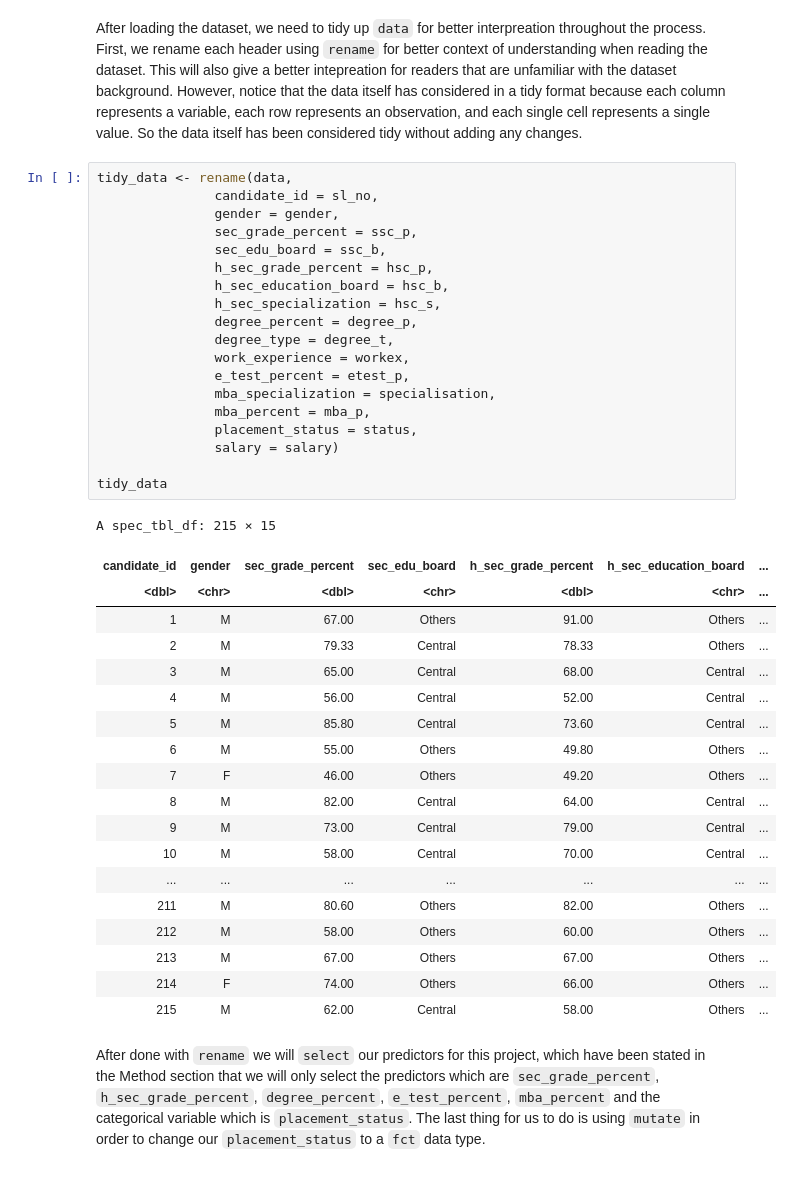
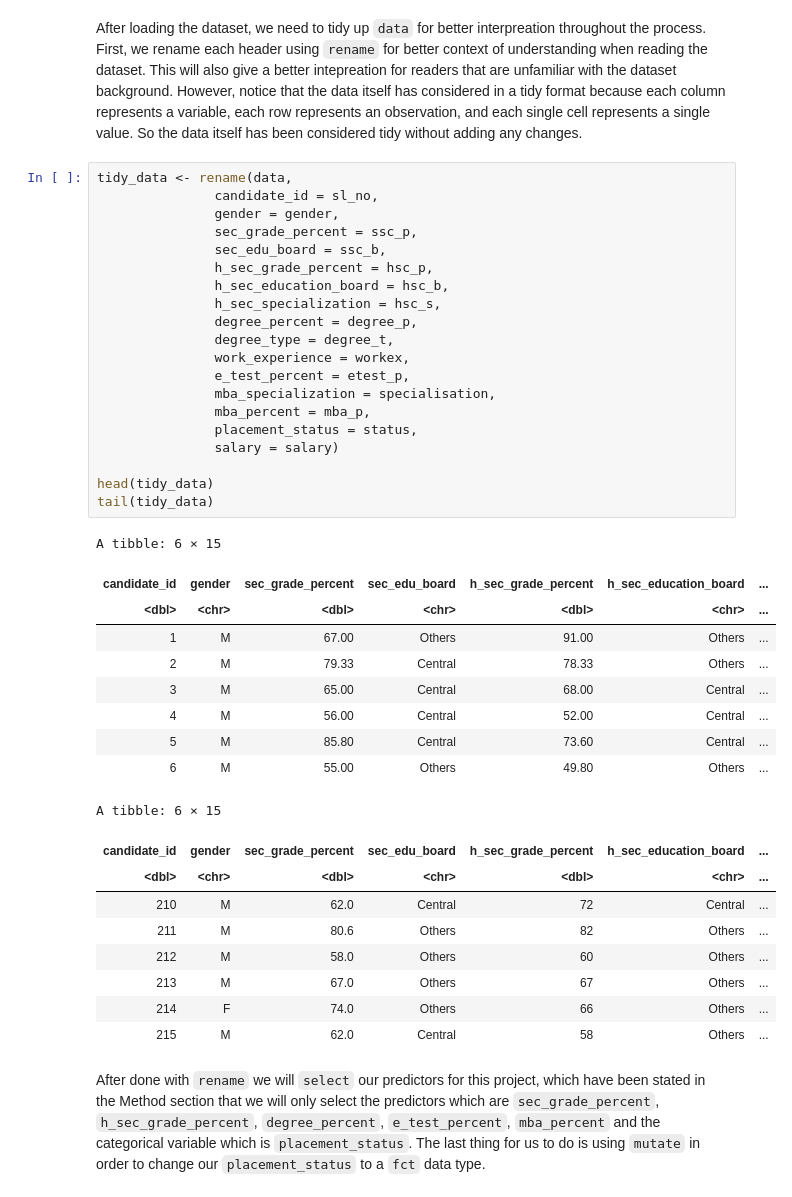
Before and after one commit to Chuewy/DSCI100-27, a Jupyter notebook: Project Report.ipynb, the cells around one changed output. Cells and saved outputs as stored; diff of their text form.

```diff
--- a/Project Report.ipynb
+++ b/Project Report.ipynb
@@ -78,42 +87,42 @@ After loading the dataset, we need to tidy up `data` for better interpreation th
 # %%
 tidy_data <- rename(data,
                candidate_id = sl_no,
                gender = gender,
                sec_grade_percent = ssc_p,
                sec_edu_board = ssc_b,
                h_sec_grade_percent = hsc_p,
                h_sec_education_board = hsc_b,
                h_sec_specialization = hsc_s,
                degree_percent = degree_p,
                degree_type = degree_t,
                work_experience = workex,
                e_test_percent = etest_p,
                mba_specialization = specialisation,
                mba_percent = mba_p,
                placement_status = status,
                salary = salary)
 
-tidy_data
+head(tidy_data)
+tail(tidy_data)
 # %% [output]
-A spec_tbl_df: 215 × 15
+A tibble: 6 × 15
 | candidate_id | gender | sec_grade_percent | sec_edu_board | h_sec_grade_percent | h_sec_education_board | ... |
 | <dbl> | <chr> | <dbl> | <chr> | <dbl> | <chr> | ... |
 | 1 | M | 67.00 | Others | 91.00 | Others | ... |
 | 2 | M | 79.33 | Central | 78.33 | Others | ... |
 | 3 | M | 65.00 | Central | 68.00 | Central | ... |
 | 4 | M | 56.00 | Central | 52.00 | Central | ... |
 | 5 | M | 85.80 | Central | 73.60 | Central | ... |
 | 6 | M | 55.00 | Others | 49.80 | Others | ... |
-| 7 | F | 46.00 | Others | 49.20 | Others | ... |
-| 8 | M | 82.00 | Central | 64.00 | Central | ... |
-| 9 | M | 73.00 | Central | 79.00 | Central | ... |
-| 10 | M | 58.00 | Central | 70.00 | Central | ... |
-| ... | ... | ... | ... | ... | ... | ... |
-| 211 | M | 80.60 | Others | 82.00 | Others | ... |
-| 212 | M | 58.00 | Others | 60.00 | Others | ... |
-| 213 | M | 67.00 | Others | 67.00 | Others | ... |
-| 214 | F | 74.00 | Others | 66.00 | Others | ... |
-| 215 | M | 62.00 | Central | 58.00 | Others | ... |
+A tibble: 6 × 15
+| candidate_id | gender | sec_grade_percent | sec_edu_board | h_sec_grade_percent | h_sec_education_board | ... |
+| <dbl> | <chr> | <dbl> | <chr> | <dbl> | <chr> | ... |
+| 210 | M | 62.0 | Central | 72 | Central | ... |
+| 211 | M | 80.6 | Others | 82 | Others | ... |
+| 212 | M | 58.0 | Others | 60 | Others | ... |
+| 213 | M | 67.0 | Others | 67 | Others | ... |
+| 214 | F | 74.0 | Others | 66 | Others | ... |
+| 215 | M | 62.0 | Central | 58 | Others | ... |
 # %% [markdown]
 After done with `rename` we will `select` our predictors for this project, which have been stated in the Method section that we will only select the predictors which are `sec_grade_percent`, `h_sec_grade_percent`, `degree_percent`, `e_test_percent`, `mba_percent` and the categorical variable which is `placement_status`. The last thing for us to do is using `mutate` in order to change our `placement_status` to a `fct` data type.
 # %%
```
Also changed, not shown: parts of 36 cells of this notebook.
